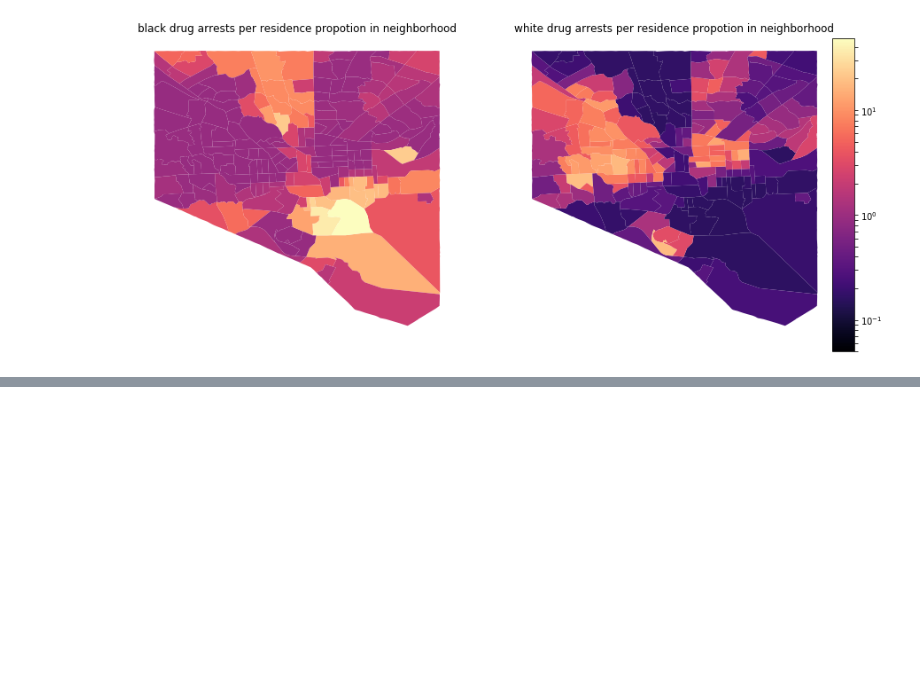
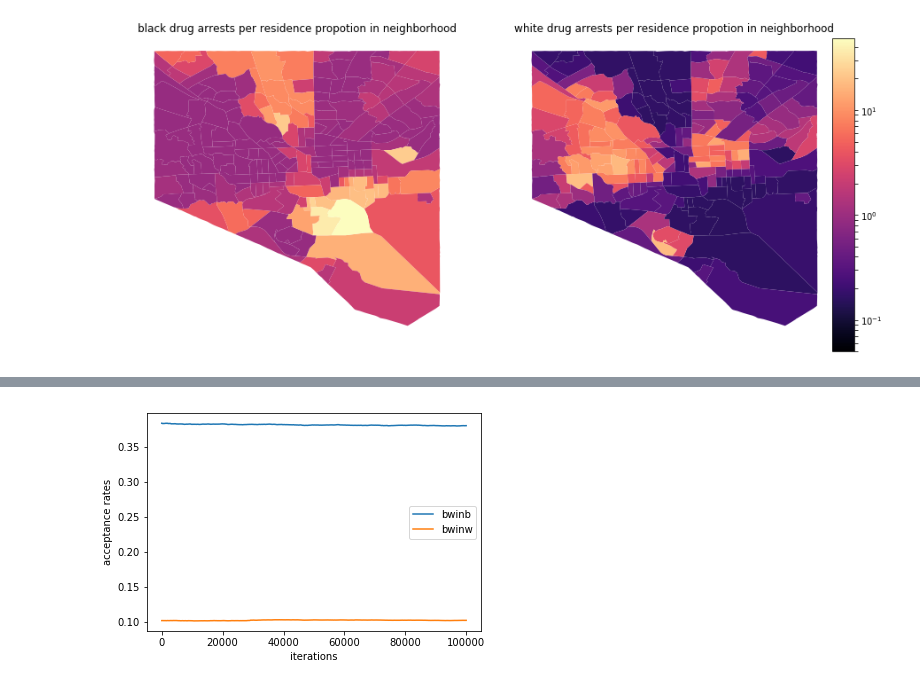
Before and after one commit to npagane/BPDmodel, a Jupyter notebook: BPD.ipynb, the cells around one changed output, grey strips where cells are left out. Drawn from its saved outputs; the diff is of its cells as text; code cells hidden in the pictures; blank space fills up the shorter version.

Commit message:
she looks good! the acceptances are se still off but this is the most reliable mcmc so far

```diff
--- a/BPD.ipynb
+++ b/BPD.ipynb
@@ -565,4 +616,11 @@ print 'done in', (stop-start)/60.0, 'min'
 # %%
-plt.plot(thetaVec)
-plt.legend(['brate', 'wrate', 'bwinb', 'bwinw'])
+plt.plot(accVec[int(N/2):])
+plt.legend(['bwinb', 'bwinw'])
+
+plt.xlabel('iterations')
+plt.ylabel('acceptance rates')
+
+
 plt.show()
+# %% [output]
+[figure, added]
```
Also changed, not shown: parts of 16 cells of this notebook, 21 other files.
